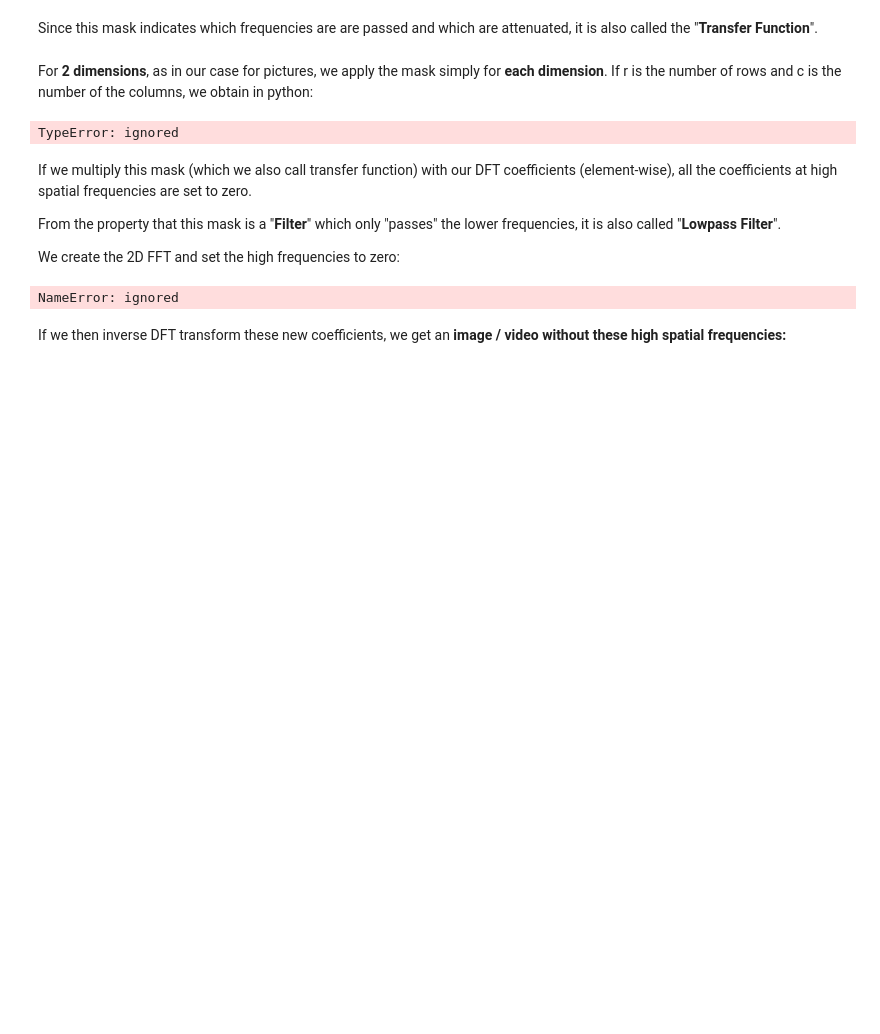
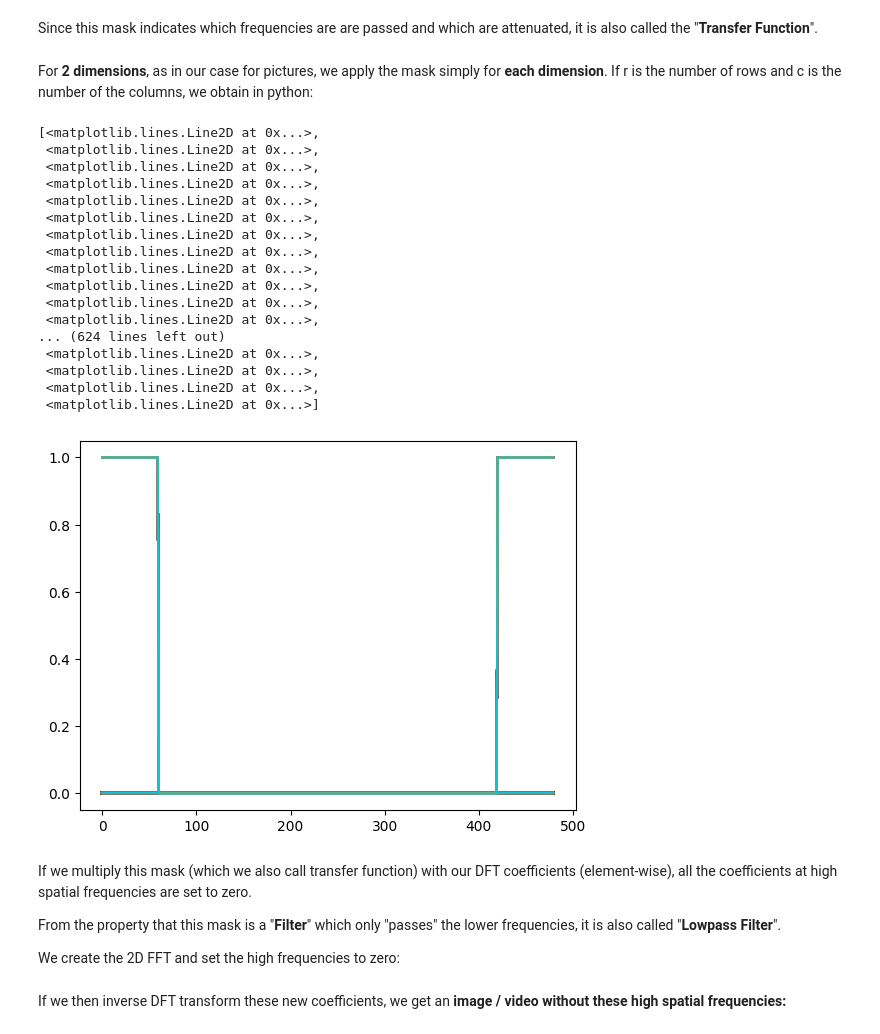
Before and after one commit to TUIlmenauAMS/GVT_Lecture_Colab, a Jupyter notebook: GVT_V4.ipynb, the cells around one changed output. Saved outputs shown, nothing was run; the diff lists cells and outputs as text; code cells hidden in the pictures; blank space fills up the shorter version.

Commit message:
minor errors fixed and *255 added

```diff
--- a/GVT_V4.ipynb
+++ b/GVT_V4.ipynb
@@ -539,20 +545,37 @@ Since this mask indicates which frequencies are are passed and which are attenua
 For **2 dimensions**, as in our case for pictures, we apply the mask simply for **each dimension**.
 If r is the number of rows and c is the number of the columns, we obtain in python:
 # %%
-[r,c,d]=img.shape
+[r,c,d]=[rows,cols,c]
 
 #For rows:
 Mr=np.ones((r,1))
-Mr[(r/8.0):(r-r/8.0),0]=np.zeros((3.0/4.0*r))
+Mr[(r//8):(r-r//8),0]=np.zeros((3*r//4))
 #For columns:
 Mc=np.ones((1,c))
-Mc[0,(c/8.0):(c-c/8)]=np.zeros((3.0/4.0*c));
+Mc[0,(c//8):(c-c//8)]=np.zeros((3*c//4));
 #Together:
 M=np.dot(Mr,Mc)# matrix multiply,
 #Mr: column, Mc: row
 plt.plot(M)
 # %% [output]
-TypeError: ignored
+[<matplotlib.lines.Line2D at 0x...>,
+ <matplotlib.lines.Line2D at 0x...>,
+ <matplotlib.lines.Line2D at 0x...>,
+ <matplotlib.lines.Line2D at 0x...>,
+ <matplotlib.lines.Line2D at 0x...>,
+ <matplotlib.lines.Line2D at 0x...>,
+ <matplotlib.lines.Line2D at 0x...>,
+ <matplotlib.lines.Line2D at 0x...>,
+ <matplotlib.lines.Line2D at 0x...>,
+ <matplotlib.lines.Line2D at 0x...>,
+ <matplotlib.lines.Line2D at 0x...>,
+ <matplotlib.lines.Line2D at 0x...>,
+... (624 lines left out)
+ <matplotlib.lines.Line2D at 0x...>,
+ <matplotlib.lines.Line2D at 0x...>,
+ <matplotlib.lines.Line2D at 0x...>,
+ <matplotlib.lines.Line2D at 0x...>]
+[figure, added]
 # %% [markdown]
 If we multiply this mask (which we also call transfer function) with our DFT coefficients (element-wise), all the coefficients at high spatial frequencies are set to zero.
 
@@ -564,8 +587,6 @@ We create the 2D FFT and set the high frequencies to zero:
   #Set to zero the 3/4 highest spacial frequencies in each direction:
   X = X * M
   #lowpass version
-# %% [output]
-NameError: ignored
 # %% [markdown]
 If we then inverse DFT transform these new coefficients, we get an **image / video without these high spatial frequencies:**
 # %%
```
Also changed, not shown: parts of 2 cells of this notebook.
